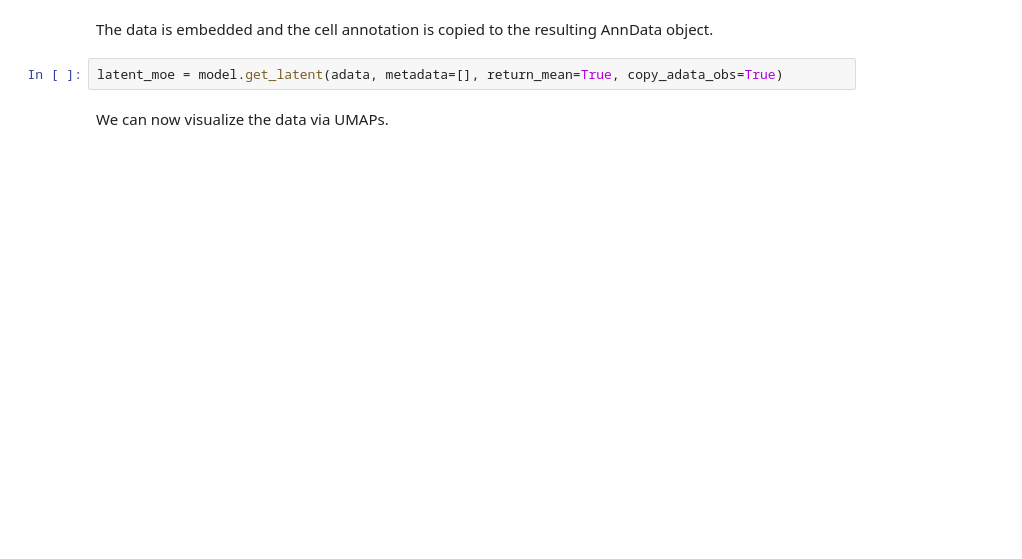
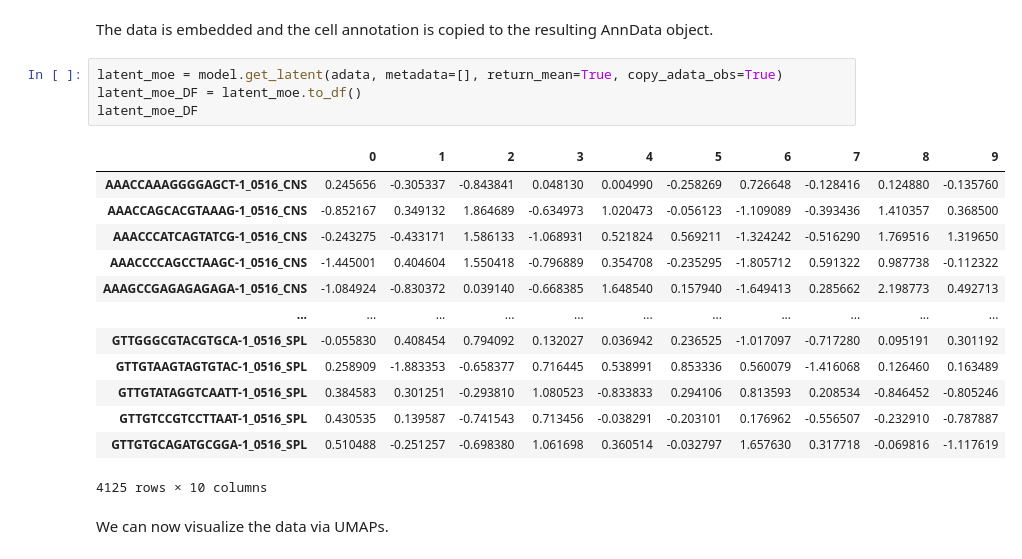
Before and after one commit to YifanZ94/Bio_CRC, a Jupyter notebook: mvTCR/mvTCR/02_training_analysis.ipynb, the cells around one changed output. Drawn from its saved outputs; the diff is of its cells as text; blank space fills up the shorter version.

```diff
--- a/mvTCR/mvTCR/02_training_analysis.ipynb
+++ b/mvTCR/mvTCR/02_training_analysis.ipynb
@@ -117,6 +246,22 @@ model = utils.load_model(adata, path_model)
 The data is embedded and the cell annotation is copied to the resulting AnnData object.
 # %%
 latent_moe = model.get_latent(adata, metadata=[], return_mean=True, copy_adata_obs=True)
+latent_moe_DF = latent_moe.to_df()
+latent_moe_DF
+# %% [output]
+|  | 0 | 1 | 2 | 3 | 4 | 5 | 6 | 7 | 8 | 9 |
+| AAACCAAAGGGGAGCT-1_0516_CNS | 0.245656 | -0.305337 | -0.843841 | 0.048130 | 0.004990 | -0.258269 | 0.726648 | -0.128416 | 0.124880 | -0.135760 |
+| AAACCAGCACGTAAAG-1_0516_CNS | -0.852167 | 0.349132 | 1.864689 | -0.634973 | 1.020473 | -0.056123 | -1.109089 | -0.393436 | 1.410357 | 0.368500 |
+| AAACCCATCAGTATCG-1_0516_CNS | -0.243275 | -0.433171 | 1.586133 | -1.068931 | 0.521824 | 0.569211 | -1.324242 | -0.516290 | 1.769516 | 1.319650 |
+| AAACCCCAGCCTAAGC-1_0516_CNS | -1.445001 | 0.404604 | 1.550418 | -0.796889 | 0.354708 | -0.235295 | -1.805712 | 0.591322 | 0.987738 | -0.112322 |
+| AAAGCCGAGAGAGAGA-1_0516_CNS | -1.084924 | -0.830372 | 0.039140 | -0.668385 | 1.648540 | 0.157940 | -1.649413 | 0.285662 | 2.198773 | 0.492713 |
+| ... | ... | ... | ... | ... | ... | ... | ... | ... | ... | ... |
+| GTTGGGCGTACGTGCA-1_0516_SPL | -0.055830 | 0.408454 | 0.794092 | 0.132027 | 0.036942 | 0.236525 | -1.017097 | -0.717280 | 0.095191 | 0.301192 |
+| GTTGTAAGTAGTGTAC-1_0516_SPL | 0.258909 | -1.883353 | -0.658377 | 0.716445 | 0.538991 | 0.853336 | 0.560079 | -1.416068 | 0.126460 | 0.163489 |
+| GTTGTATAGGTCAATT-1_0516_SPL | 0.384583 | 0.301251 | -0.293810 | 1.080523 | -0.833833 | 0.294106 | 0.813593 | 0.208534 | -0.846452 | -0.805246 |
+| GTTGTCCGTCCTTAAT-1_0516_SPL | 0.430535 | 0.139587 | -0.741543 | 0.713456 | -0.038291 | -0.203101 | 0.176962 | -0.556507 | -0.232910 | -0.787887 |
+| GTTGTGCAGATGCGGA-1_0516_SPL | 0.510488 | -0.251257 | -0.698380 | 1.061698 | 0.360514 | -0.032797 | 1.657630 | 0.317718 | -0.069816 | -1.117619 |
+4125 rows × 10 columns
 # %% [markdown]
 We can now visualize the data via UMAPs.
 # %%
```
Also changed, not shown: parts of 11 cells of this notebook, 4 other files.
